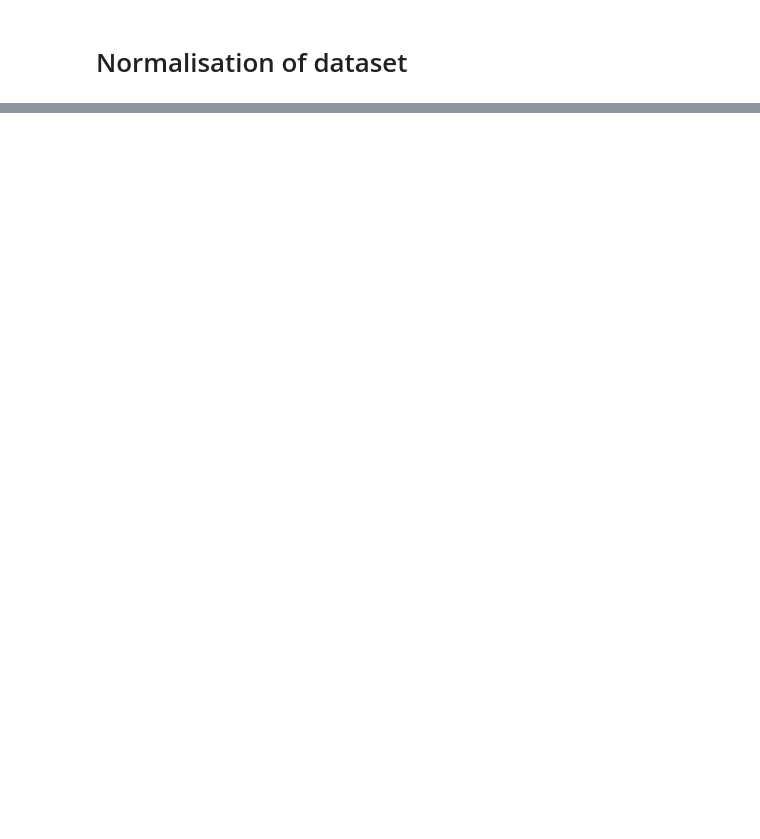
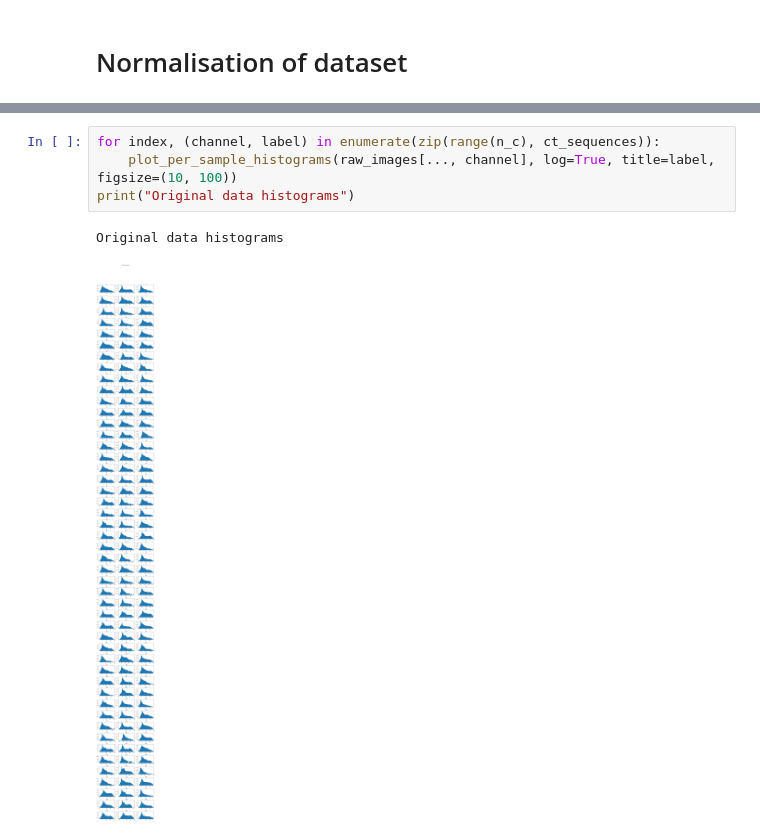
Before and after one commit to JulianKlug/PerfusionCT-Net, a Jupyter notebook: exploration_notebooks/normalisation_exploration.ipynb, the cells around one changed output, grey strips where cells are left out. Drawn from its saved outputs; the diff is of its cells as text; blank space fills up the shorter version.

```diff
--- a/exploration_notebooks/normalisation_exploration.ipynb
+++ b/exploration_notebooks/normalisation_exploration.ipynb
@@ -23,0 +40,7 @@ plot_per_sample_histograms(raw_images)
+# %%
+for index, (channel, label) in enumerate(zip(range(n_c), ct_sequences)):
+    plot_per_sample_histograms(raw_images[..., channel], log=True, title=label, figsize=(10, 100))
+print("Original data histograms")
+# %% [output]
+Original data histograms
+[figure, added]
```
Also changed, not shown: parts of 5 cells of this notebook.
